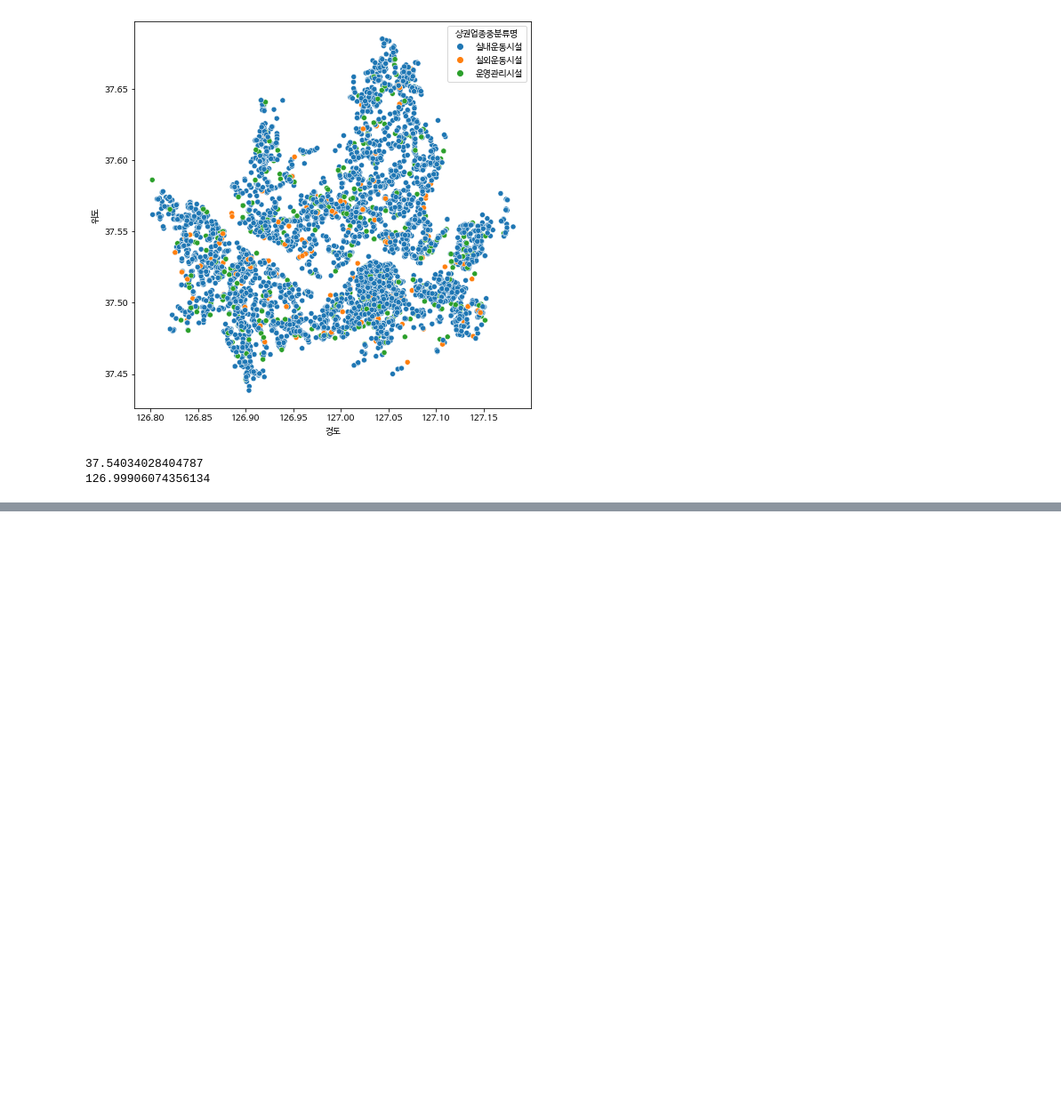
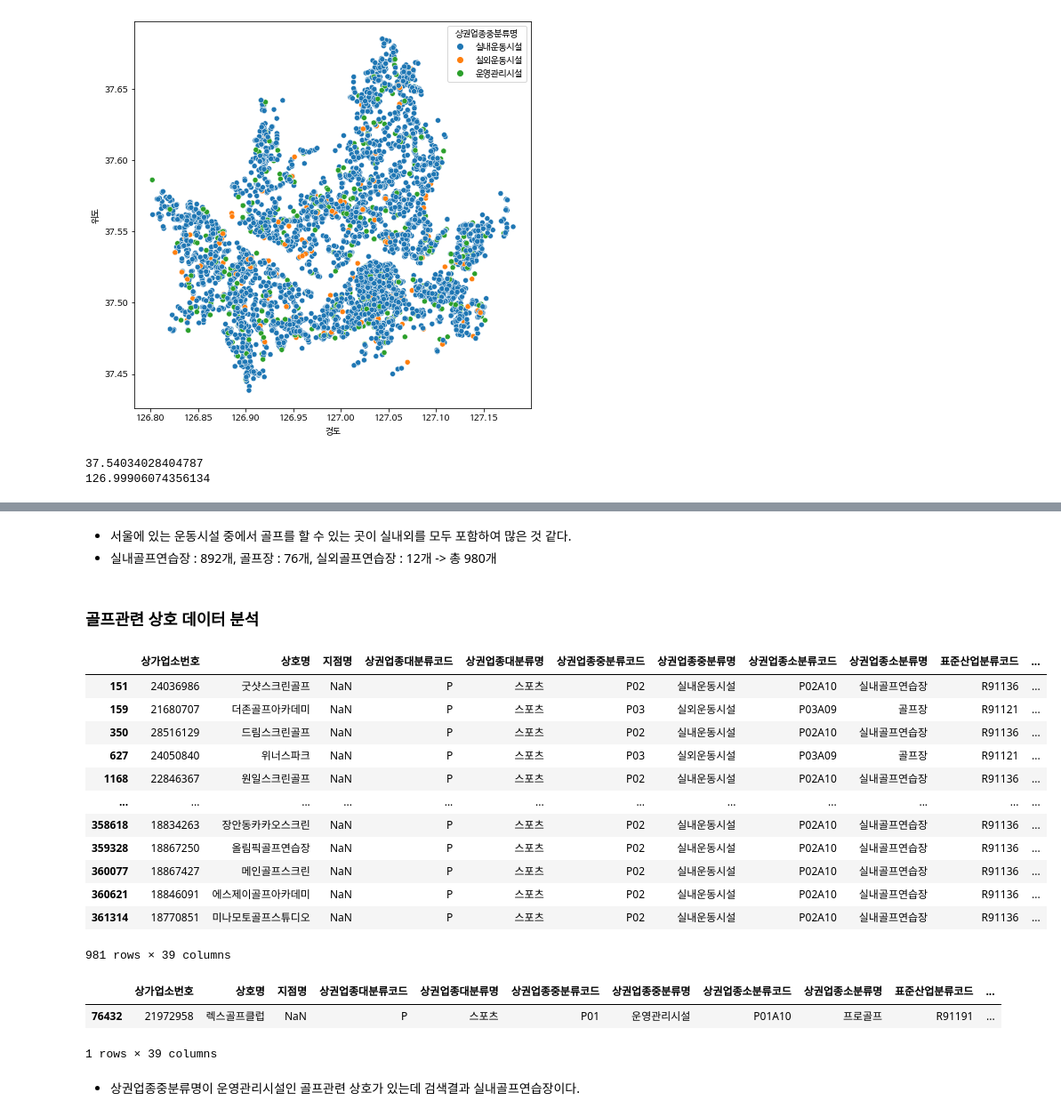
Before and after one commit to JaeHong-Park987/commercial_area, a Jupyter notebook: 상권정보(서울) 데이터 분석.ipynb, the cells around one changed output, grey strips where cells are left out. Shown at 89% size. Cells and saved outputs as stored; diff of their text form; code cells hidden in the pictures; blank space fills up the shorter version.

```diff
--- a/상권정보(서울) 데이터 분석.ipynb
+++ b/상권정보(서울) 데이터 분석.ipynb
@@ -318,0 +343,32 @@ map.save('index.html')
+# %% [markdown]
+* 서울에 있는 운동시설 중에서 골프를 할 수 있는 곳이 실내외를 모두 포함하여 많은 것 같다.
+* 실내골프연습장 : 892개, 골프장 : 76개, 실외골프연습장 : 12개 -> 총 980개
+# %% [markdown]
+### 골프관련 상호 데이터 분석
+# %%
+df_golf = df_sports[df_sports["상권업종소분류명"].str.contains("골프")]
+df_golf
+# %% [output]
+|  | 상가업소번호 | 상호명 | 지점명 | 상권업종대분류코드 | 상권업종대분류명 | 상권업종중분류코드 | 상권업종중분류명 | 상권업종소분류코드 | 상권업종소분류명 | 표준산업분류코드 | ... |
+| 151 | 24036986 | 굿샷스크린골프 | NaN | P | 스포츠 | P02 | 실내운동시설 | P02A10 | 실내골프연습장 | R91136 | ... |
+| 159 | 21680707 | 더존골프아카데미 | NaN | P | 스포츠 | P03 | 실외운동시설 | P03A09 | 골프장 | R91121 | ... |
+| 350 | 28516129 | 드림스크린골프 | NaN | P | 스포츠 | P02 | 실내운동시설 | P02A10 | 실내골프연습장 | R91136 | ... |
+| 627 | 24050840 | 위너스파크 | NaN | P | 스포츠 | P03 | 실외운동시설 | P03A09 | 골프장 | R91121 | ... |
+| 1168 | 22846367 | 원일스크린골프 | NaN | P | 스포츠 | P02 | 실내운동시설 | P02A10 | 실내골프연습장 | R91136 | ... |
+| ... | ... | ... | ... | ... | ... | ... | ... | ... | ... | ... | ... |
+| 358618 | 18834263 | 장안동카카오스크린 | NaN | P | 스포츠 | P02 | 실내운동시설 | P02A10 | 실내골프연습장 | R91136 | ... |
+| 359328 | 18867250 | 올림픽골프연습장 | NaN | P | 스포츠 | P02 | 실내운동시설 | P02A10 | 실내골프연습장 | R91136 | ... |
+| 360077 | 18867427 | 메인골프스크린 | NaN | P | 스포츠 | P02 | 실내운동시설 | P02A10 | 실내골프연습장 | R91136 | ... |
+| 360621 | 18846091 | 에스제이골프아카데미 | NaN | P | 스포츠 | P02 | 실내운동시설 | P02A10 | 실내골프연습장 | R91136 | ... |
+| 361314 | 18770851 | 미나모토골프스튜디오 | NaN | P | 스포츠 | P02 | 실내운동시설 | P02A10 | 실내골프연습장 | R91136 | ... |
+981 rows × 39 columns
+# %%
+df_golf[df_golf["상권업종중분류명"].str.contains("운영관리시설")]
+df_golf[df_golf["상호명"] == "렉스골프클럽"]
+df_sports[df_sports["건물명"] == "홍은동골프연습장"]
+# %% [output]
+|  | 상가업소번호 | 상호명 | 지점명 | 상권업종대분류코드 | 상권업종대분류명 | 상권업종중분류코드 | 상권업종중분류명 | 상권업종소분류코드 | 상권업종소분류명 | 표준산업분류코드 | ... |
+| 76432 | 21972958 | 렉스골프클럽 | NaN | P | 스포츠 | P01 | 운영관리시설 | P01A10 | 프로골프 | R91191 | ... |
+1 rows × 39 columns
+# %% [markdown]
+* 상권업종중분류명이 운영관리시설인 골프관련 상호가 있는데 검색결과 실내골프연습장이다.
```
Also changed, not shown: parts of 7 cells of this notebook.
